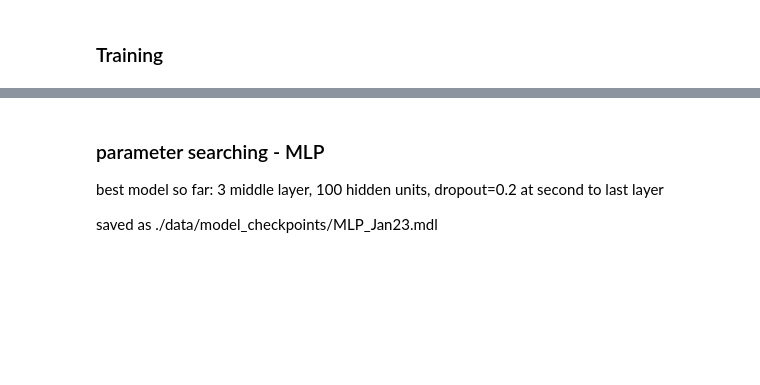
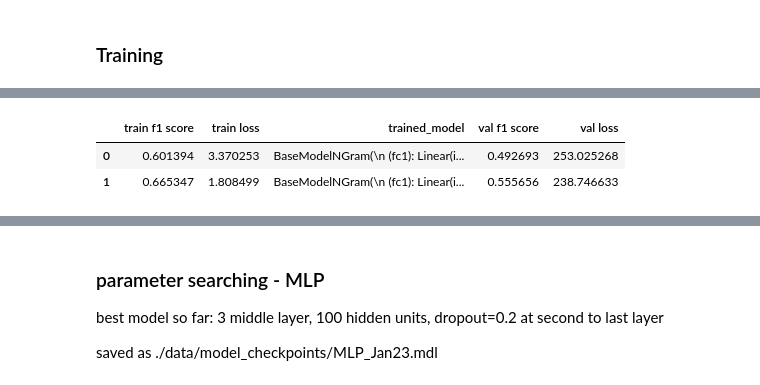
Before and after one commit to MollyZhang/CSE244_ML_for_NLP_HW1, a Jupyter notebook: hw1/run.ipynb, the cells around one changed output, grey strips where cells are left out. Cells and saved outputs as stored; diff of their text form; code cells hidden in the pictures; blank space fills up the shorter version.

```diff
--- a/hw1/run.ipynb
+++ b/hw1/run.ipynb
@@ -19,13 +19,27 @@ import torch.nn as nn
 from torchtext.data import TabularDataset, Field, RawField, BucketIterator, Iterator
 # %%
 DEVICE = "cuda"
+HOLDOUT = False
 # %% [markdown]
 ### read data and put in batch
 # %%
-train_data, val_data, test_data = data_utils.prep_all_data(device=DEVICE, use_holdout_test=False)
+train_data, val_data, test_data = data_utils.prep_all_data(
+    device=DEVICE, use_holdout_test=HOLDOUT, x_type="ngram", ngram=2)
 # %% [markdown]
 ### Get models
 # %%
 m = model_utils.GRU()
 # %% [markdown]
 ### Training
+# %%
+# one hidden layer, various size:
+importlib.reload(model_utils)
+vocab = list(np.load("./data/1grams.npy")) + list(np.load("./data/2grams.npy"))
+
+results = []
+for hidden_dim in [600]:
+    print(hidden_dim)
+    m = model_utils.BaseModelNGram(len(vocab), hidden_dim=hidden_dim)
+    result = train_utils.train(train_data, val_data, m, device=DEVICE,
+                              lr=1e-2, print_freq=5, max_epoch=100)
+    results.append(result)
@@ -31,0 +80,12 @@ m = model_utils.GRU()
+# %%
+# same as above, but with batch norm
+importlib.reload(model_utils)
+vocab = np.load("./data/1grams.npy")
+
+results = []
+for hidden_dim in [100, 200, 300, 400]:
+    print(hidden_dim)
+    m = model_utils.BaseModelNGram(len(vocab), hidden_dim=hidden_dim, p=0.2)
+    result = train_utils.train(train_data, val_data, m, device=DEVICE,
+                              lr=1e-2, print_freq=5, max_epoch=100)
+    results.append(result)
@@ -32 +110,7 @@ m = model_utils.GRU()
+# %%
+pd.DataFrame(results)
+# %% [output]
+|  | train f1 score | train loss | trained_model | val f1 score | val loss |
+| 0 | 0.601394 | 3.370253 | BaseModelNGram(\n (fc1): Linear(i... | 0.492693 | 253.025268 |
+| 1 | 0.665347 | 1.808499 | BaseModelNGram(\n (fc1): Linear(i... | 0.555656 | 238.746633 |
 # %%
```
Also changed, not shown: parts of 20 cells of this notebook, 2 other files.
